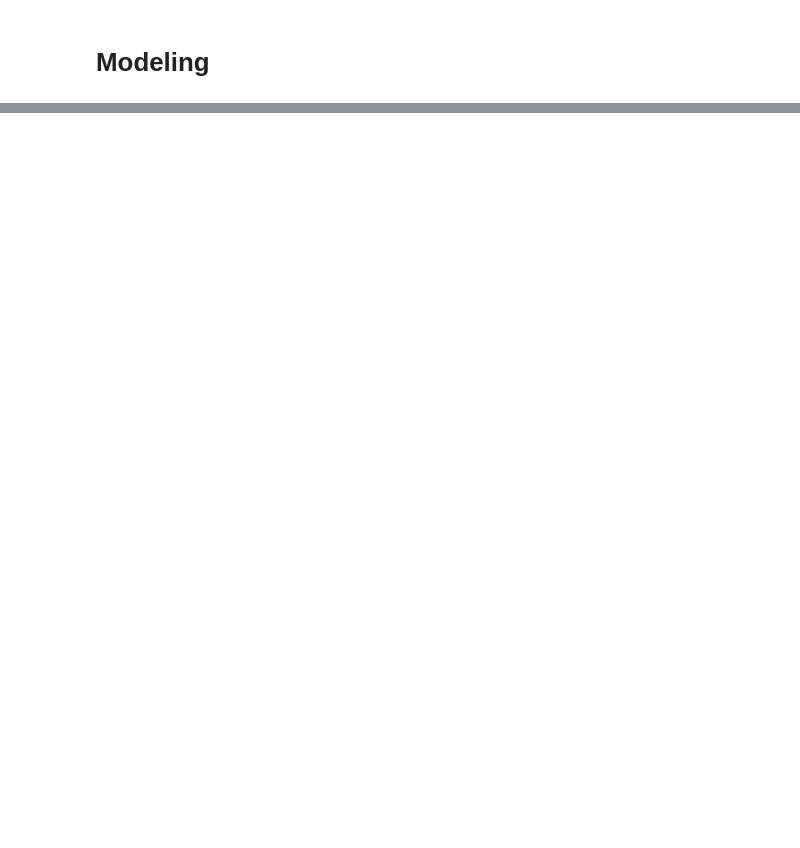
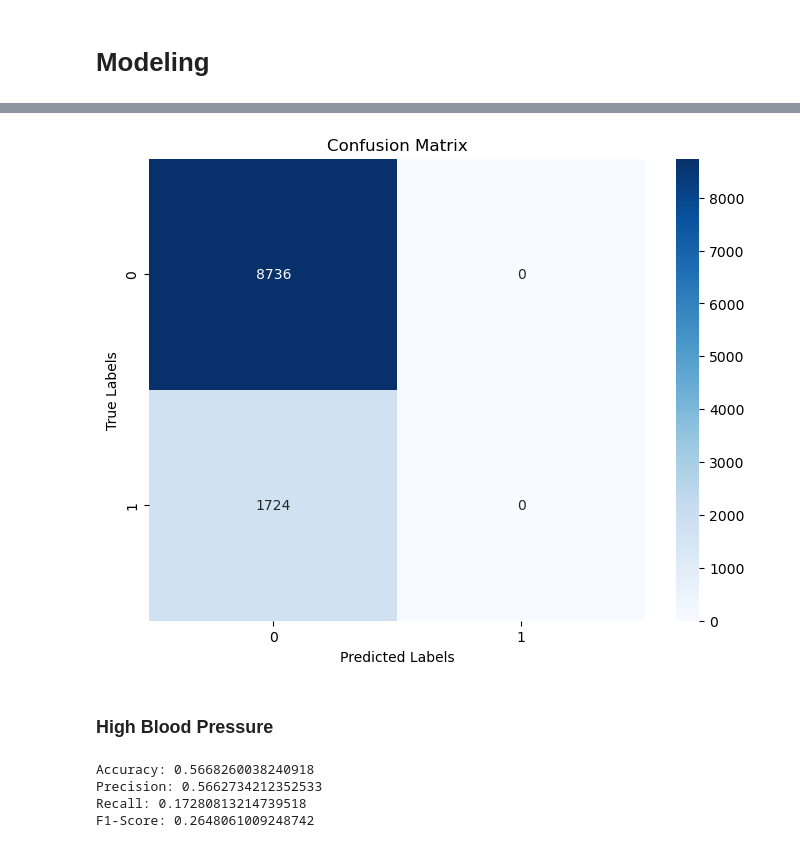
Before and after one commit to danneraf/ACE, a Jupyter notebook: Code/Modeling.ipynb, the cells around one changed output, grey strips where cells are left out. Drawn from its saved outputs; the diff is of its cells as text; code cells hidden in the pictures; blank space fills up the shorter version.

Commit message:
modeling

```diff
--- a/Code/Modeling.ipynb
+++ b/Code/Modeling.ipynb
@@ -26,0 +124,25 @@ ace.head(3)
+# %%
+# Step 1: Data Preprocessing
+X = ace.drop(['DIABETE4', 'BPHIGH6'], axis=1)  # Input features
+y_diabetes = ace['DIABETE4']  # Target variable for diabetes prediction
+
+# Step 2: Train-Test Split
+X_train, X_test, y_train, y_test = train_test_split(X, y_diabetes, test_size=0.2, random_state=42)
+
+# Step 3: Model Selection (Logistic Regression)
+model = LogisticRegression()
+
+# Step 4: Model Training
+model.fit(X_train, y_train)
+
+# Step 5: Model Evaluation
+y_pred = model.predict(X_test)
+accuracy = metrics.accuracy_score(y_test, y_pred)
+precision = metrics.precision_score(y_test, y_pred)
+recall = metrics.recall_score(y_test, y_pred)
+f1 = metrics.f1_score(y_test, y_pred)
+
+print(f'Accuracy: {accuracy}')
+print(f'Precision: {precision}')
+print(f'Recall: {recall}')
+print(f'F1-Score: {f1}')
@@ -26,0 +227,43 @@ ace.head(3)
+# %%
+cm = confusion_matrix(y_test, y_pred)
+
+plt.figure(figsize=(8, 6))
+sns.heatmap(cm, annot=True, fmt='d', cmap='Blues')
+
+plt.title('Confusion Matrix')
+plt.xlabel('Predicted Labels')
+plt.ylabel('True Labels');
+# %% [output]
+[figure, added]
+# %% [markdown]
+### High Blood Pressure
+# %%
+# Step 1: Data Preprocessing
+X = ace.drop(['DIABETE4', 'BPHIGH6'], axis=1)  # Input features
+y_high_blood_pressure = ace['BPHIGH6']  # Target variable for high blood pressure prediction
+
+# Step 2: Train-Test Split
+X_train, X_test, y_train, y_test = train_test_split(X, y_high_blood_pressure, test_size=0.2, random_state=42)
+
+# Step 3: Model Selection (Logistic Regression)
+model = LogisticRegression()
+
+# Step 4: Model Training
+model.fit(X_train, y_train)
+
+# Step 5: Model Evaluation
+y_pred = model.predict(X_test)
+accuracy = metrics.accuracy_score(y_test, y_pred)
+precision = metrics.precision_score(y_test, y_pred)
+recall = metrics.recall_score(y_test, y_pred)
+f1 = metrics.f1_score(y_test, y_pred)
+
+print(f'Accuracy: {accuracy}')
+print(f'Precision: {precision}')
+print(f'Recall: {recall}')
+print(f'F1-Score: {f1}')
+# %% [output]
+Accuracy: 0.5668260038240918
+Precision: 0.5662734212352533
+Recall: 0.17280813214739518
+F1-Score: 0.2648061009248742
```
Also changed, not shown: parts of 17 cells of this notebook, 2 other files.
